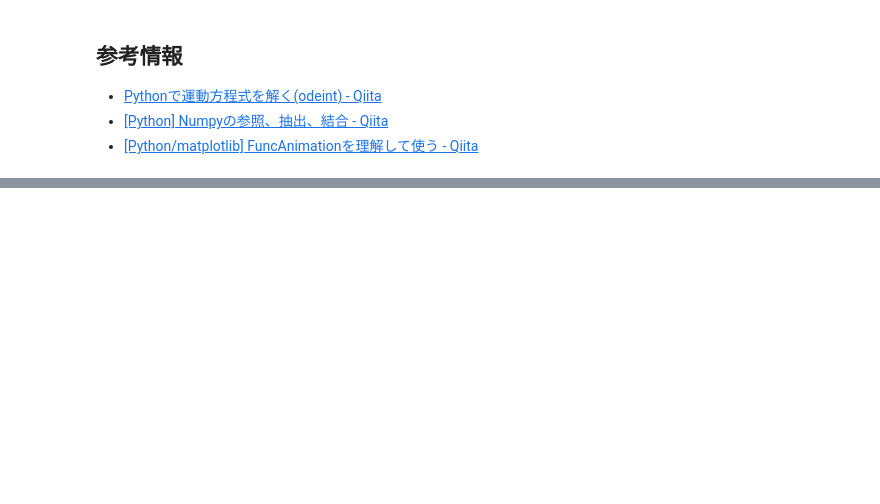
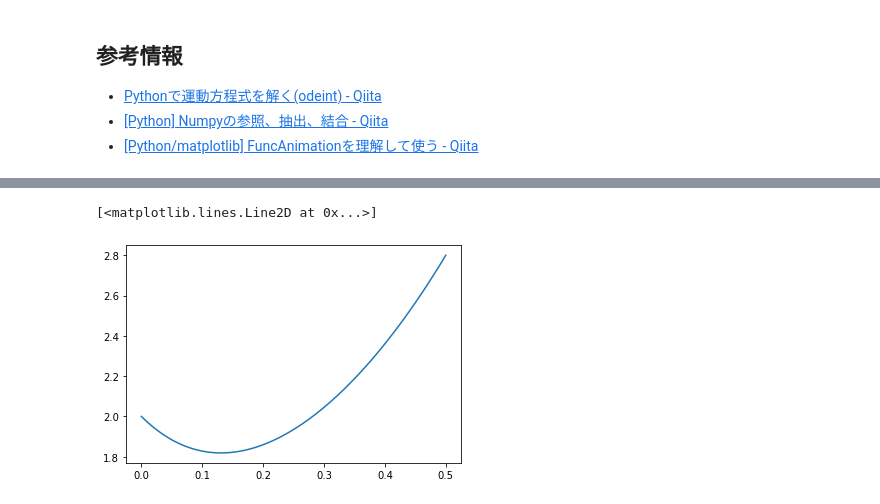
Before and after one commit to ktysd/_colab_test, a Jupyter notebook: vc/Colab/Code_2.1.ipynb, the cells around one changed output, grey strips where cells are left out. Saved outputs shown, nothing was run; the diff lists cells and outputs as text; code cells hidden in the pictures; blank space fills up the shorter version.

```diff
--- a/vc/Colab/Code_2.1.ipynb
+++ b/vc/Colab/Code_2.1.ipynb
@@ -403,0 +127,9 @@ all_plot(EOM_air, param, x0, ts)
+# %%
+#原点付近を拡大
+ts = np.linspace(0, 0.5, 100) #時間軸を表す等差数列　0〜0.5秒を100等分
+
+xs = np.exp(s1*ts) + np.exp(s2*ts)
+plt.plot(ts, xs)
+# %% [output]
+[<matplotlib.lines.Line2D at 0x...>]
+[figure, added]
```
Also changed, not shown: parts of 101 cells of this notebook, 3 other files.
